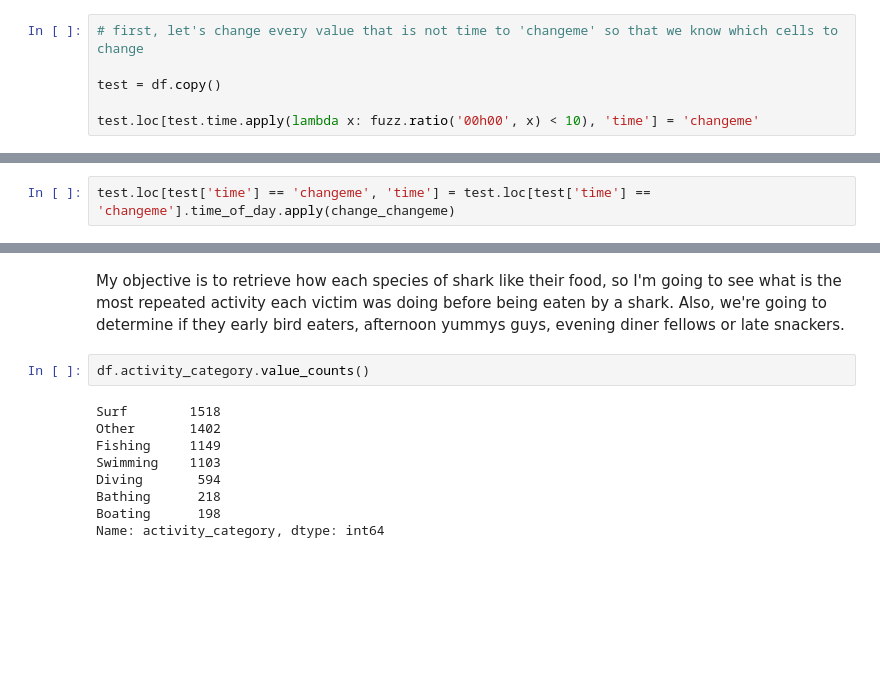
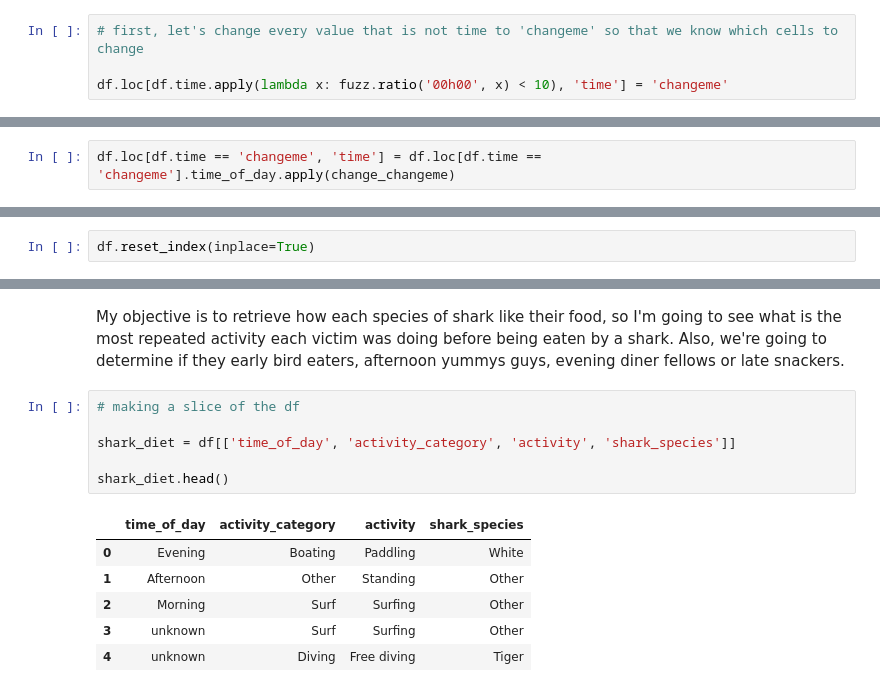
Before and after one commit to Kohkitos/data-cleaning-sharks, a Jupyter notebook: code/sharks.ipynb, the cells around one changed output, grey strips where cells are left out. Cells and saved outputs as stored; diff of their text form; blank space fills up the shorter version.

```diff
--- a/code/sharks.ipynb
+++ b/code/sharks.ipynb
@@ -893,9 +893,7 @@ Now, to clean the `time` column itself. The idea is to keep hours values and, if
 # %%
 # first, let's change every value that is not time to 'changeme' so that we know which cells to change
 
-test = df.copy()
-
-test.loc[test.time.apply(lambda x: fuzz.ratio('00h00', x) < 10), 'time'] = 'changeme'
+df.loc[df.time.apply(lambda x: fuzz.ratio('00h00', x) < 10), 'time'] = 'changeme'
 # %%
 def change_changeme(x):
 
@@ -912,7 +910,7 @@ def change_changeme(x):
 
     return 'unknown'
 # %%
-test.loc[test['time'] == 'changeme', 'time'] = test.loc[test['time'] == 'changeme'].time_of_day.apply(change_changeme)
+df.loc[df.time == 'changeme', 'time'] = df.loc[df.time == 'changeme'].time_of_day.apply(change_changeme)
 # %%
 # check if it worked
 
@@ -924,15 +976,19 @@ df[(df.time == 'unknown') & (df.time_of_day != 'unknown')]
+# %%
+df.reset_index(inplace=True)
 # %% [markdown]
 ## Investigation
 # %% [markdown]
 My objective is to retrieve how each species of shark like their food, so I'm going to see what is the most repeated activity each victim was doing before being eaten by a shark. Also, we're going to determine if they early bird eaters, afternoon yummys guys, evening diner fellows or late snackers.
 # %%
-df.activity_category.value_counts()
+# making a slice of the df
+
+shark_diet = df[['time_of_day', 'activity_category', 'activity', 'shark_species']]
+
+shark_diet.head()
 # %% [output]
-Surf        1518
-Other       1402
-Fishing     1149
-Swimming    1103
-Diving       594
-Bathing      218
-Boating      198
-Name: activity_category, dtype: int64
+|  | time_of_day | activity_category | activity | shark_species |
+| 0 | Evening | Boating | Paddling | White |
+| 1 | Afternoon | Other | Standing | Other |
+| 2 | Morning | Surf | Surfing | Other |
+| 3 | unknown | Surf | Surfing | Other |
+| 4 | unknown | Diving | Free diving | Tiger |
```
Also changed, not shown: parts of 10 cells of this notebook, 1 other file.
